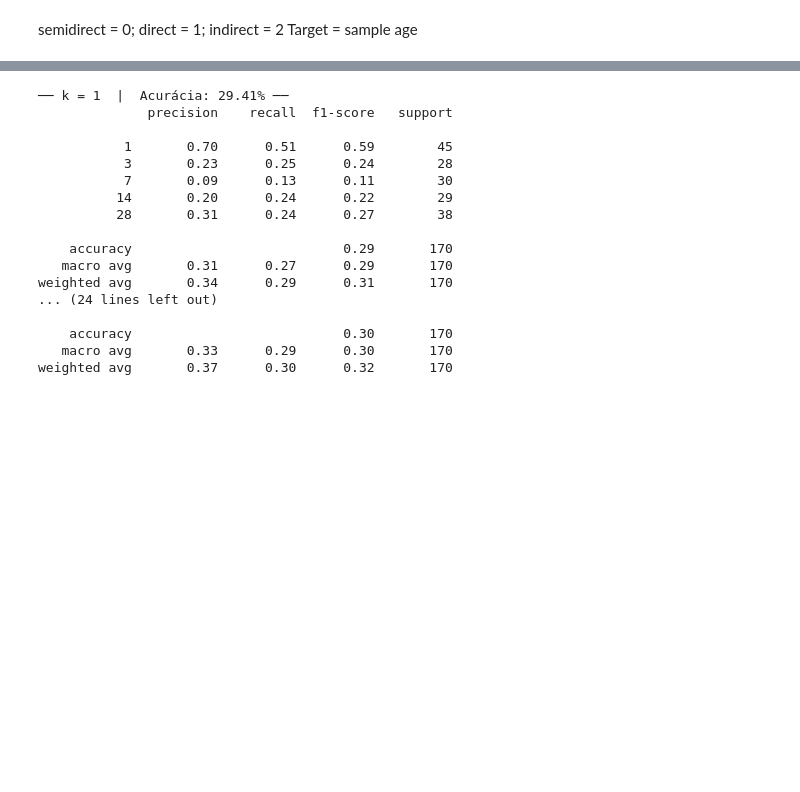
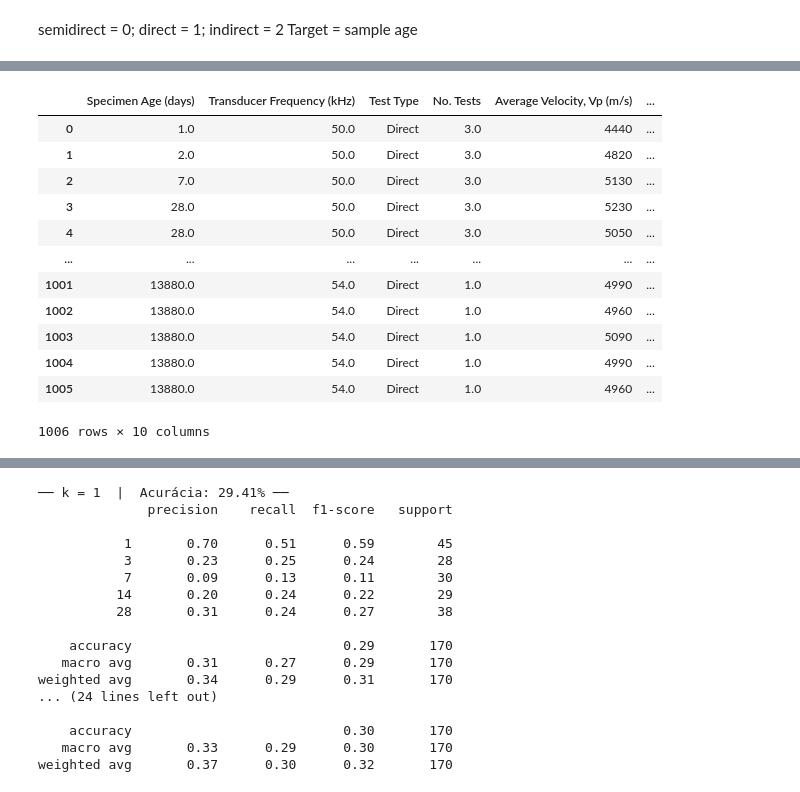
Before and after one commit to juliamfm/ML_material_classifier, a Jupyter notebook: knn_classifier.ipynb, the cells around one changed output, grey strips where cells are left out. Saved outputs shown, nothing was run; the diff lists cells and outputs as text; code cells hidden in the pictures; blank space fills up the shorter version.

```diff
--- a/knn_classifier.ipynb
+++ b/knn_classifier.ipynb
@@ -35,0 +35,36 @@ df
+# %%
+cols_to_drop = [
+    'Literature', 'Specimen ID', 'UPV Device Brand & Model', 'Country',
+    'Standard', 'Strength Class', 'W/C Ratio', 'Design Strength, fck (MPa)',
+    'Notes', 'Unnamed: 24', 'fc,core (MPa)', 'fc,ref (MPa)',
+    'Transducer Diameter (mm)', 'Specimen Type'
+]
+
+cols_to_dropna = [
+    'Specimen Age (days)', 'Transducer Frequency (kHz)',
+    'Max Aggregate Size (mm)', 'Height (mm)', 'Width/Diameter (mm)',
+    'Rebar Present'
+]
+
+df_cleaned = df.drop(columns=cols_to_drop)
+df_cleaned = df_cleaned.dropna(subset=cols_to_dropna)
+
+mask_no_rebar = df_cleaned['Rebar Present'].astype(str).str.lower() != 'true'
+df_cleaned = df_cleaned[mask_no_rebar]
+
+df_cleaned = df_cleaned.drop(columns=['Rebar Present']).reset_index(drop=True)
+df_cleaned
+# %% [output]
+|  | Specimen Age (days) | Transducer Frequency (kHz) | Test Type | No. Tests | Average Velocity, Vp (m/s) | ... |
+| 0 | 1.0 | 50.0 | Direct | 3.0 | 4440 | ... |
+| 1 | 2.0 | 50.0 | Direct | 3.0 | 4820 | ... |
+| 2 | 7.0 | 50.0 | Direct | 3.0 | 5130 | ... |
+| 3 | 28.0 | 50.0 | Direct | 3.0 | 5230 | ... |
+| 4 | 28.0 | 50.0 | Direct | 3.0 | 5050 | ... |
+| ... | ... | ... | ... | ... | ... | ... |
+| 1001 | 13880.0 | 54.0 | Direct | 1.0 | 4990 | ... |
+| 1002 | 13880.0 | 54.0 | Direct | 1.0 | 4960 | ... |
+| 1003 | 13880.0 | 54.0 | Direct | 1.0 | 5090 | ... |
+| 1004 | 13880.0 | 54.0 | Direct | 1.0 | 4990 | ... |
+| 1005 | 13880.0 | 54.0 | Direct | 1.0 | 4960 | ... |
+1006 rows × 10 columns
```
Also changed, not shown: parts of 8 cells of this notebook, 1 other file.
